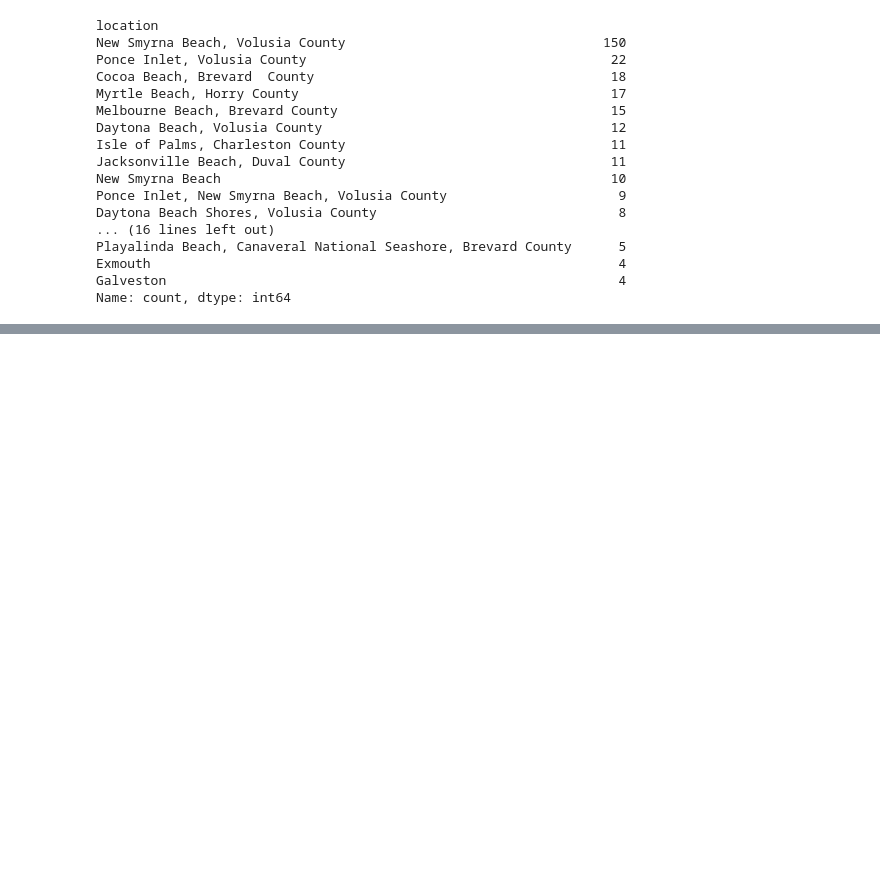
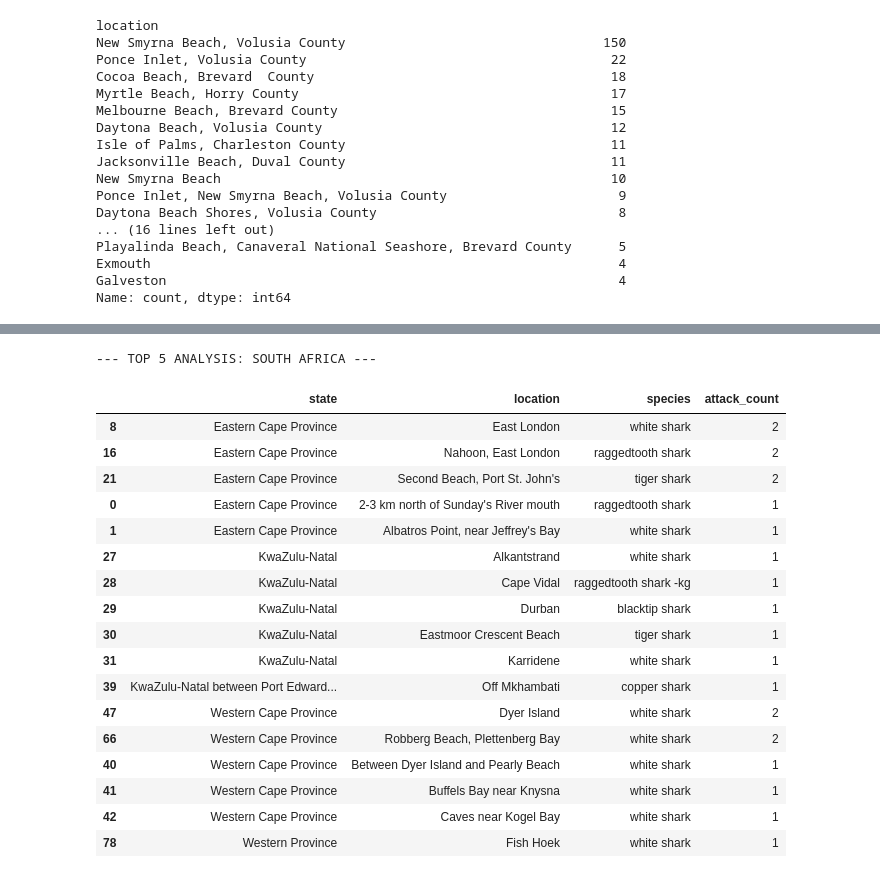
Before and after one commit to arnaumatasfont-keky/Proyecto-Shark-Attacks, a Jupyter notebook: Proyecto_Sharks_Attacks.ipynb, the cells around one changed output, grey strips where cells are left out. Cells and saved outputs as stored; diff of their text form; code cells hidden in the pictures; blank space fills up the shorter version.

```diff
--- a/Proyecto_Sharks_Attacks.ipynb
+++ b/Proyecto_Sharks_Attacks.ipynb
@@ -178,0 +211,3 @@ Name: count, dtype: int64
+# %%
+shark_df = extract_month_text(shark_df)
+shark_df.head()
@@ -178,0 +328,13 @@ Name: count, dtype: int64
+# %%
+shark_df = shark_df.drop_duplicates()
+# %%
+# 1. Define the list of valid months we want to keep
+valid_months = [
+    'january', 'february', 'march', 'april', 'may', 'june',
+    'july', 'august', 'september', 'october', 'november', 'december'
+]
+
+# 2. Filter the dataframe to keep only rows where 'month' is in our list
+# This automatically removes 'reported', 'unknown', 'late', 'fall', 'summer', etc.
+shark_df = shark_df[shark_df['month'].isin(valid_months)]
+print(shark_df['month'].value_counts())
@@ -178,0 +519,22 @@ Name: count, dtype: int64
+# %%
+def get_country_top_analysis(df, country_name):
+    # 1. Filtramos el país en minúscula
+    country_df = df[df['country'] == country_name.lower()]
+
+    # 2. Cogemos los 5 estados con más ataques
+    top_states = country_df['state'].value_counts().head(5).index
+
+    # 3. Filtrem el dataframe sólo con estos 5 estados
+    final_df = country_df[country_df['state'].isin(top_states)]
+
+    # 4. Agrupamos per State, Location y Species
+    analysis = final_df.groupby(['state', 'location', 'species']).size().reset_index(name='attack_count')
+
+    # 5. Ordenamos por estado y número de ataques
+    analysis = analysis.sort_values(by=['state', 'attack_count'], ascending=[True, False])
+
+    # 6. Para cada estado, nos quedamos con su "Top" (para no hacer la tabla infinita)
+    # Mostraremos las 5 localizaciones/especies con más peso de cada estado top
+    result = analysis.groupby('state').head(5)
+
+    return result
@@ -178,0 +587,24 @@ Name: count, dtype: int64
+# %%
+print("--- TOP 5 ANALYSIS: SOUTH AFRICA ---")
+sa_table = get_country_top_analysis(shark_df, 'south africa')
+display(sa_table)
+# %% [output]
+--- TOP 5 ANALYSIS: SOUTH AFRICA ---
+|  | state | location | species | attack_count |
+| 8 | Eastern Cape Province | East London | white shark | 2 |
+| 16 | Eastern Cape Province | Nahoon, East London | raggedtooth shark | 2 |
+| 21 | Eastern Cape Province | Second Beach, Port St. John's | tiger shark | 2 |
+| 0 | Eastern Cape Province | 2-3 km north of Sunday's River mouth | raggedtooth shark | 1 |
+| 1 | Eastern Cape Province | Albatros Point, near Jeffrey's Bay | white shark | 1 |
+| 27 | KwaZulu-Natal | Alkantstrand | white shark | 1 |
+| 28 | KwaZulu-Natal | Cape Vidal | raggedtooth shark -kg | 1 |
+| 29 | KwaZulu-Natal | Durban | blacktip shark | 1 |
+| 30 | KwaZulu-Natal | Eastmoor Crescent Beach | tiger shark | 1 |
+| 31 | KwaZulu-Natal | Karridene | white shark | 1 |
+| 39 | KwaZulu-Natal between Port Edward... | Off Mkhambati | copper shark | 1 |
+| 47 | Western Cape Province | Dyer Island | white shark | 2 |
+| 66 | Western Cape Province | Robberg Beach, Plettenberg Bay | white shark | 2 |
+| 40 | Western Cape Province | Between Dyer Island and Pearly Beach | white shark | 1 |
+| 41 | Western Cape Province | Buffels Bay near Knysna | white shark | 1 |
+| 42 | Western Cape Province | Caves near Kogel Bay | white shark | 1 |
+| 78 | Western Province | Fish Hoek | white shark | 1 |
```
Also changed, not shown: parts of 30 cells of this notebook.
